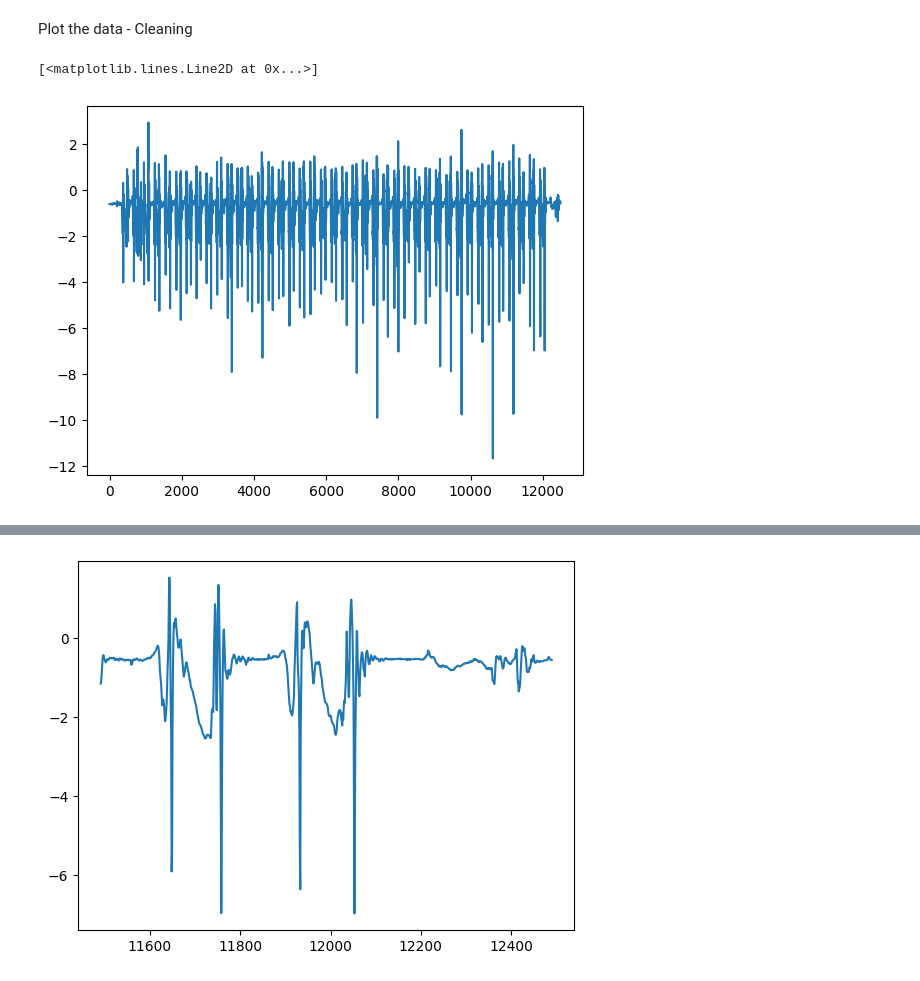
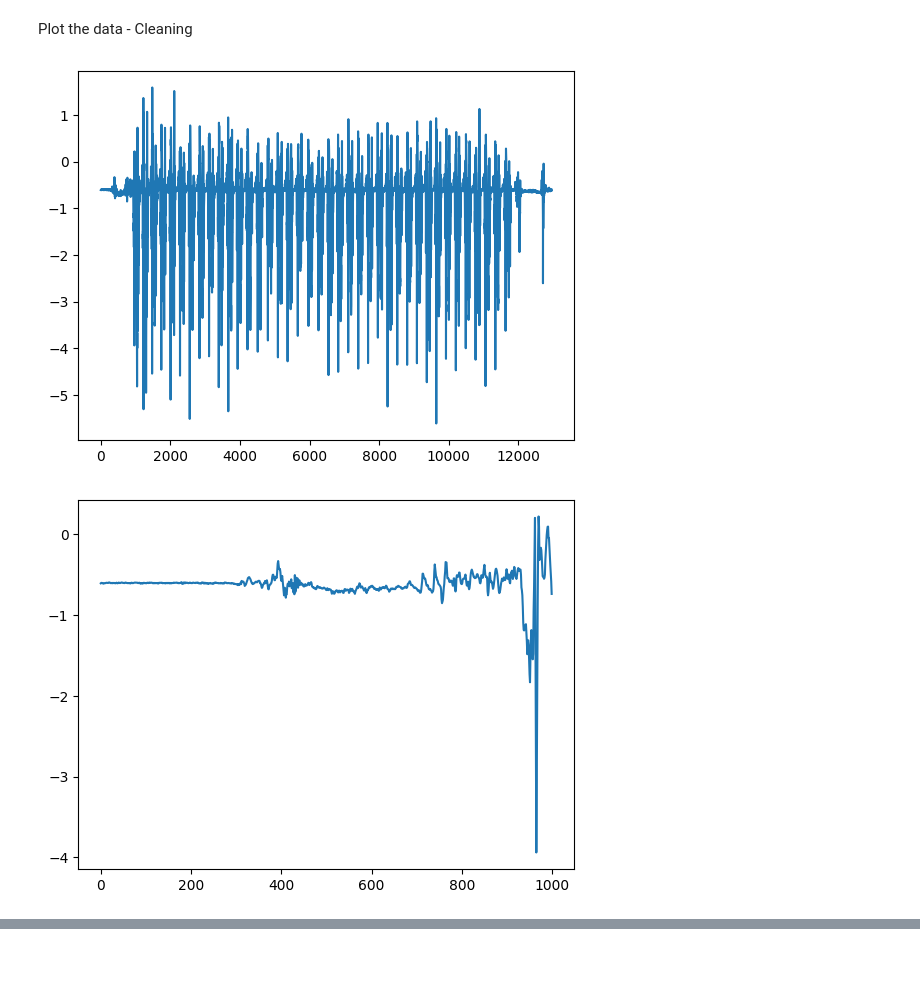
Before and after one commit to abbrash/Hanieh_Moradi_Dataset, a Jupyter notebook: hanieh_moradi_dataset_cleaning.ipynb, the cells around one changed output, grey strips where cells are left out. Drawn from its saved outputs; the diff is of its cells as text; code cells hidden in the pictures.

```diff
--- a/hanieh_moradi_dataset_cleaning.ipynb
+++ b/hanieh_moradi_dataset_cleaning.ipynb
@@ -465,34 +465,39 @@ input_file_names_4 = [
     'brace weight normal_Joints_Kinematics.csv',
     'brace weight fast_Joints_Kinematics.csv'
 ]
 
-num = 0
+num = 6
 selected_condition = conditions[num]
 selected_file_name_1 = input_file_names_1[num]
 selected_file_name_2 = input_file_names_2[num]
 selected_file_name_3 = input_file_names_3[num]
 selected_file_name_4 = input_file_names_4[num]
 
-selected_sub = 'sub_02'
+selected_sub = 'sub_12'
 
 base_dir = 'C:/Users/Arash/Desktop/Hanieh Moradi - Dataset/'
 
 input_dir = os.path.join(base_dir, 'modified data', selected_sub,
                          selected_condition.replace(') ', '_').replace('\\', '/'))
 
 input_filename_1 = os.path.join(input_dir, selected_file_name_1).replace('\\', '/')
 input_filename_2 = os.path.join(input_dir, selected_file_name_2).replace('\\', '/')
 input_filename_3 = os.path.join(input_dir, selected_file_name_3).replace('\\', '/')
 input_filename_4 = os.path.join(input_dir, selected_file_name_4).replace('\\', '/')
 
 
 data_1 = pd.read_csv(input_filename_1)
 data_2 = pd.read_csv(input_filename_2)
 data_3 = pd.read_csv(input_filename_3)
 data_4 = pd.read_csv(input_filename_4)
 
 
 plt.plot(data_1['AccY_LeftFoot'])
+plt.show()
+plt.plot(data_1['AccY_LeftFoot'].iloc[:1000])
+plt.show()
+plt.plot(data_1['AccY_LeftFoot'].iloc[-1000:])
+plt.show()
 # %% [output]
-[<matplotlib.lines.Line2D at 0x...>]
-[figure, old version]
+[figure, new version]
+[figure, added]
@@ -499,6 +505 @@ plt.plot(data_1['AccY_LeftFoot'])
-# %%
-plt.plot(data_1['AccY_LeftFoot'].iloc[-1000:])
-plt.show()
-# %% [output]
-[figure, removed]
 # %%
```
Also changed, not shown: parts of 2 cells of this notebook, 1 other file.
